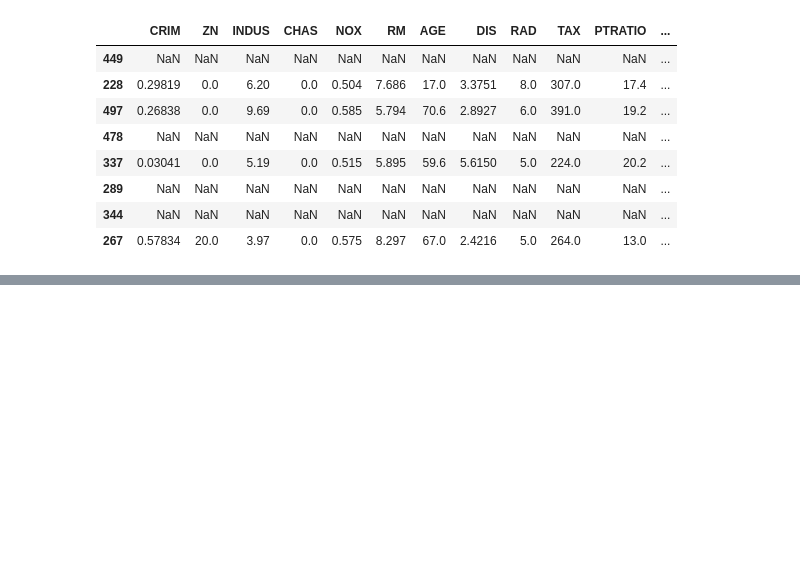
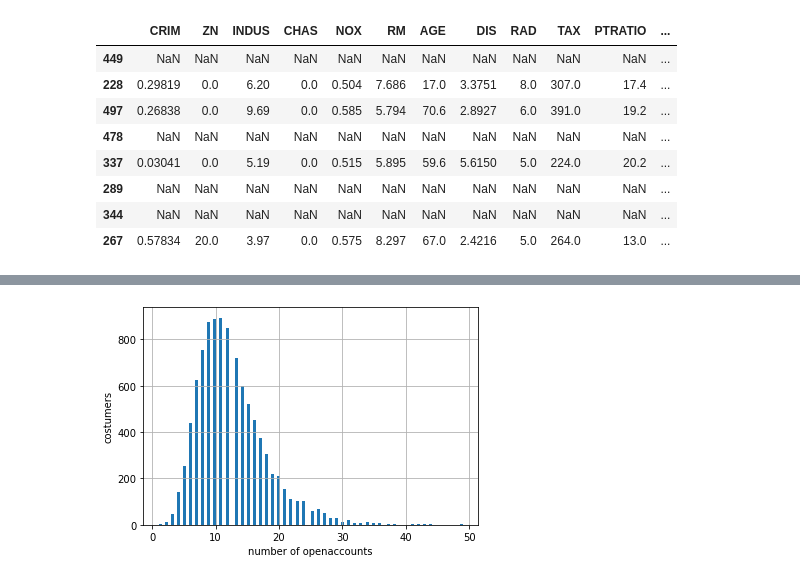
Before and after one commit to dajebbar/feature_engineering, a Jupyter notebook: python_fe/Lec-1.ipynb, the cells around one changed output, grey strips where cells are left out. Saved outputs shown, nothing was run; the diff lists cells and outputs as text; code cells hidden in the pictures; blank space fills up the shorter version.

```diff
--- a/python_fe/Lec-1.ipynb
+++ b/python_fe/Lec-1.ipynb
@@ -300,0 +374,6 @@ df.sample(8)
+# %%
+data['number_open_accounts'].hist(bins=100)
+plt.xlabel('number of openaccounts')
+plt.ylabel('costumers');
+# %% [output]
+[figure, added]
```
Also changed, not shown: parts of 9 cells of this notebook.
